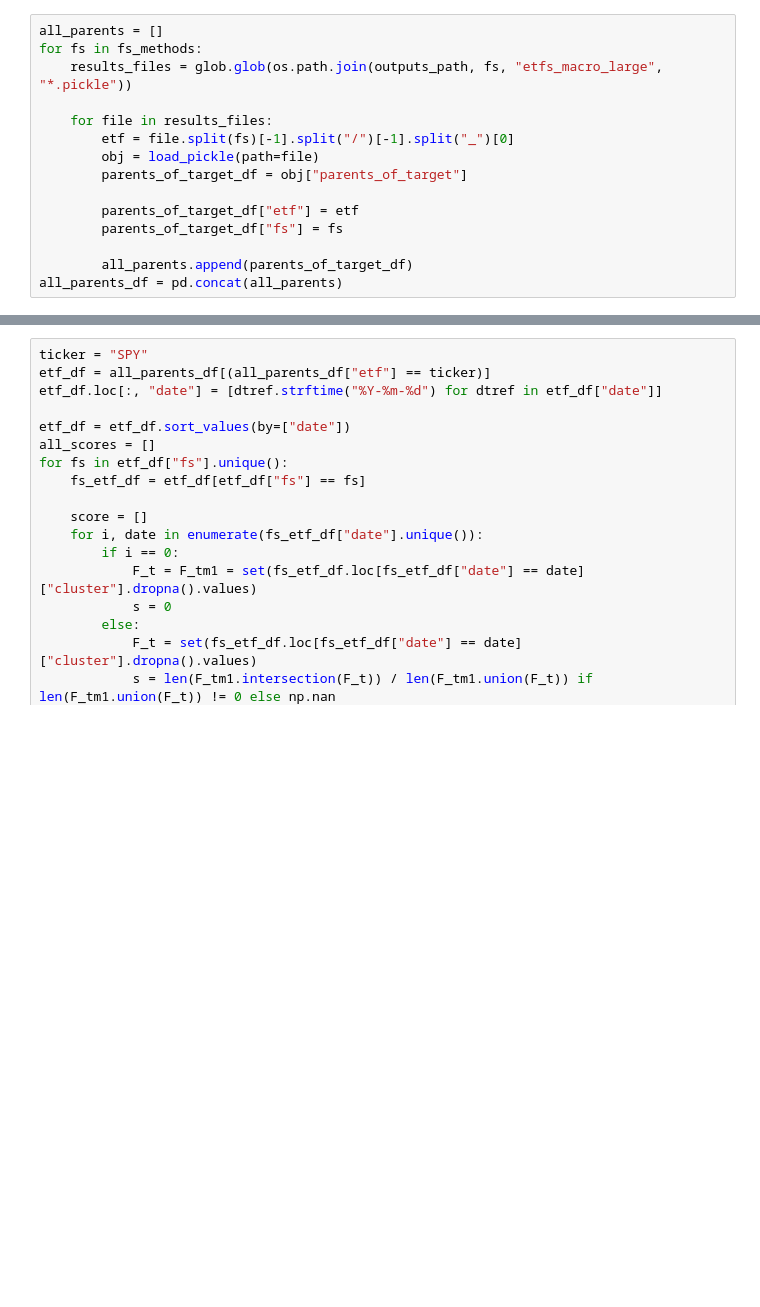
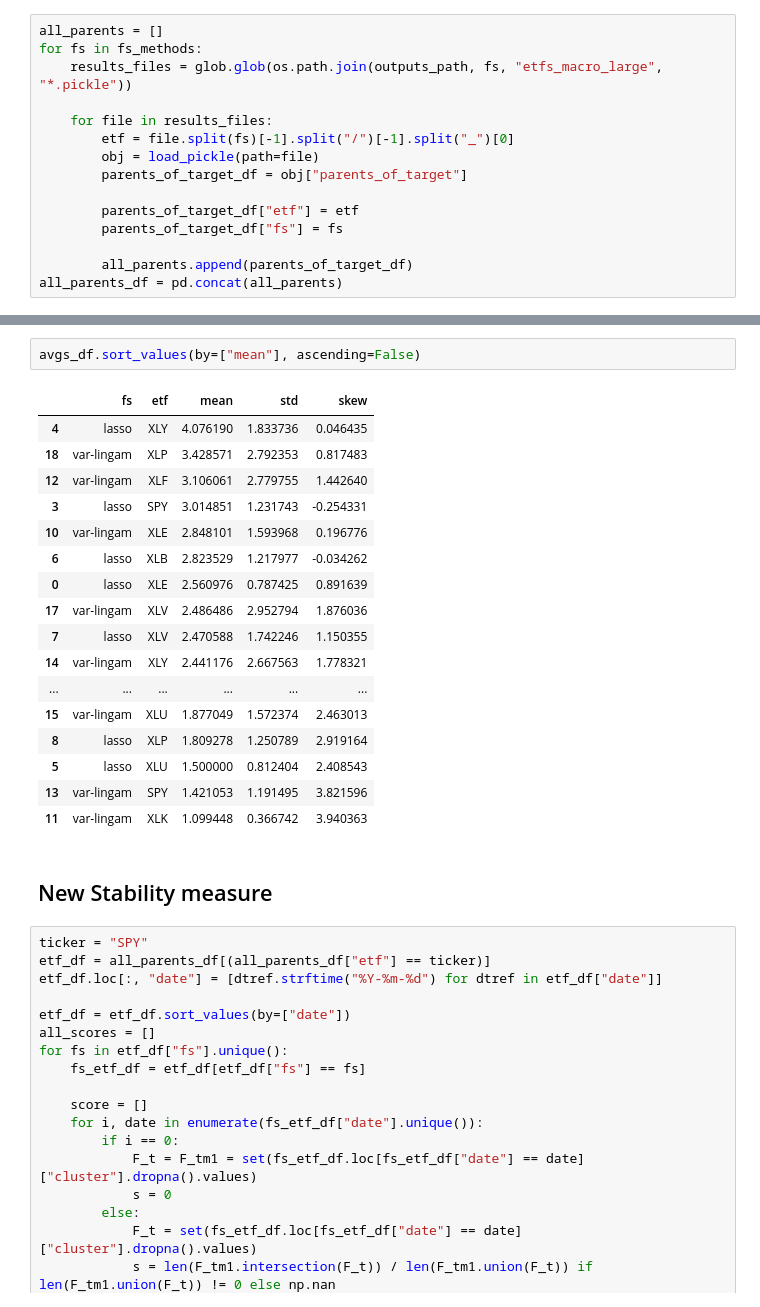
Before and after one commit to dcuoliveira/cml-fin, a Jupyter notebook: src/new_stability_measure.ipynb, the cells around one changed output, grey strips where cells are left out. Saved outputs shown, nothing was run; the diff lists cells and outputs as text; blank space fills up the shorter version.

```diff
--- a/src/new_stability_measure.ipynb
+++ b/src/new_stability_measure.ipynb
@@ -40,3 +68,25 @@ all_parents_df = pd.concat(all_parents)
+# %%
+avgs_df.sort_values(by=["mean"], ascending=False)
+# %% [output]
+|  | fs | etf | mean | std | skew |
+| 4 | lasso | XLY | 4.076190 | 1.833736 | 0.046435 |
+| 18 | var-lingam | XLP | 3.428571 | 2.792353 | 0.817483 |
+| 12 | var-lingam | XLF | 3.106061 | 2.779755 | 1.442640 |
+| 3 | lasso | SPY | 3.014851 | 1.231743 | -0.254331 |
+| 10 | var-lingam | XLE | 2.848101 | 1.593968 | 0.196776 |
+| 6 | lasso | XLB | 2.823529 | 1.217977 | -0.034262 |
+| 0 | lasso | XLE | 2.560976 | 0.787425 | 0.891639 |
+| 17 | var-lingam | XLV | 2.486486 | 2.952794 | 1.876036 |
+| 7 | lasso | XLV | 2.470588 | 1.742246 | 1.150355 |
+| 14 | var-lingam | XLY | 2.441176 | 2.667563 | 1.778321 |
+| ... | ... | ... | ... | ... | ... |
+| 15 | var-lingam | XLU | 1.877049 | 1.572374 | 2.463013 |
+| 8 | lasso | XLP | 1.809278 | 1.250789 | 2.919164 |
+| 5 | lasso | XLU | 1.500000 | 0.812404 | 2.408543 |
+| 13 | var-lingam | SPY | 1.421053 | 1.191495 | 3.821596 |
+| 11 | var-lingam | XLK | 1.099448 | 0.366742 | 3.940363 |
+# %% [markdown]
+## New Stability measure
 # %%
 ticker = "SPY"
 etf_df = all_parents_df[(all_parents_df["etf"] == ticker)]
```
Also changed, not shown: parts of 10 cells of this notebook, 1 other file.
